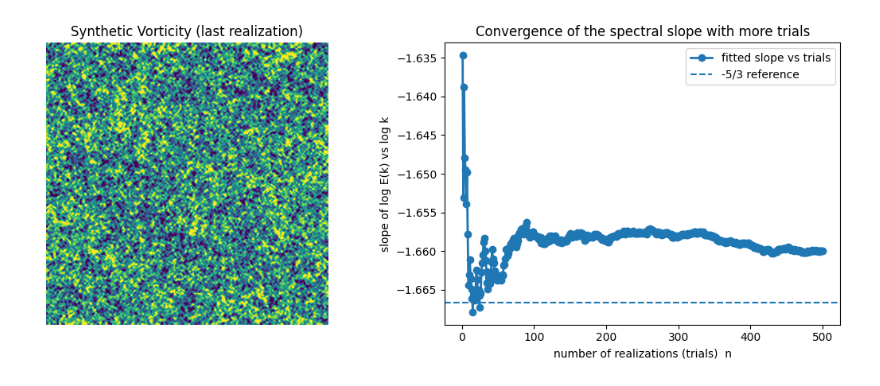
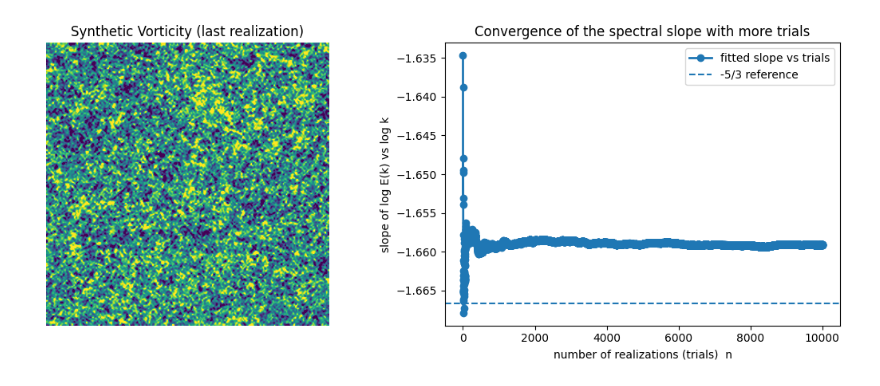
Before and after one commit to ParkSunggon/model_NFE, a Jupyter notebook: nfe.ipynb, the cells around one changed output. Saved outputs shown, nothing was run; the diff lists cells and outputs as text; code cells hidden in the pictures.

```diff
--- a/nfe.ipynb
+++ b/nfe.ipynb
@@ -1,5 +1,5 @@
 # %%
-# 주피터면 인라인 표시
+
 try:
     from IPython import get_ipython
     get_ipython().run_line_magic('matplotlib', 'inline')
@@ -12,7 +12,7 @@ import matplotlib.pyplot as plt
 # ===== 파라미터 =====
 N = 256
 alpha = 4/3          # |û| ~ k^{-alpha}  -> shell-integrated E(k) ~ k^{1-2alpha} = k^{-5/3}
-TRIALS = 500       # 시행(실현) 횟수
+TRIALS = 10000      # 시행(실현) 횟수
 seed0 = 42           # 재현성용 시드 기준
 
 # ===== 유틸 =====
@@ -70,31 +70,31 @@ for t in range(1, TRIALS+1):
     slope_hist.append(slope)
 
     # 마지막 시행의 와도 이미지를 왼쪽에 표시할 용도로 저장
     if t == TRIALS:
         ux_sp = np.fft.ifft2(ux_hat).real
         uy_sp = np.fft.ifft2(uy_hat).real
         omega = np.gradient(uy_sp, axis=1) - np.gradient(ux_sp, axis=0)
 
 # ===== 플롯 =====
 plt.figure(figsize=(11,4.5))
 
 # (왼쪽) 와도 이미지 (대비 살짝)
 plt.subplot(1,2,1)
 vmin, vmax = np.percentile(omega, 5), np.percentile(omega, 95)
 plt.imshow(omega, origin='lower', interpolation='bilinear', vmin=vmin, vmax=vmax)
 plt.title('Synthetic Vorticity (last realization)')
 plt.axis('off')
 
 # (오른쪽) 시행횟수에 따른 기울기 수렴
 n = np.arange(1, TRIALS+1)
 plt.subplot(1,2,2)
 plt.plot(n, slope_hist, marker='o', linewidth=2, label='fitted slope vs trials')
 plt.axhline(-5/3, linestyle='--', label='-5/3 reference')
 plt.xlabel('number of realizations (trials)  n')
 plt.ylabel('slope of log E(k) vs log k')
 plt.title('Convergence of the spectral slope with more trials')
 plt.legend()
 plt.tight_layout()
 plt.show()
 # %% [output]
-[figure, old version]
+[figure, new version]
```
